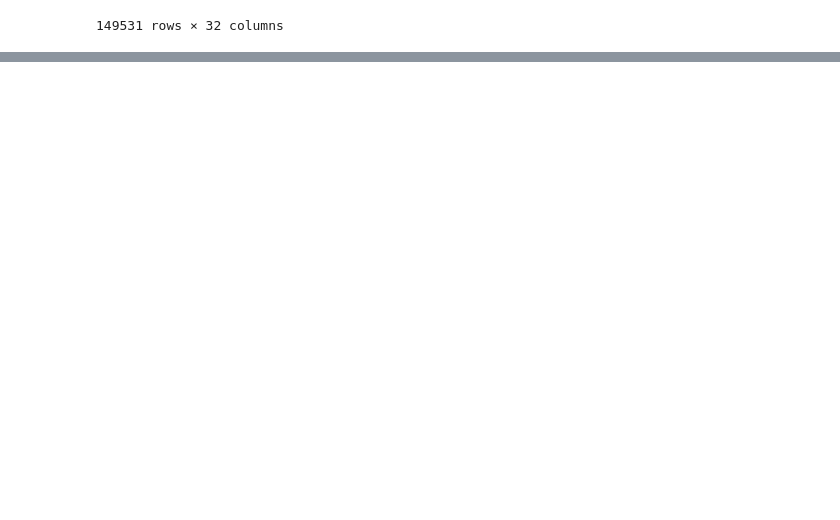
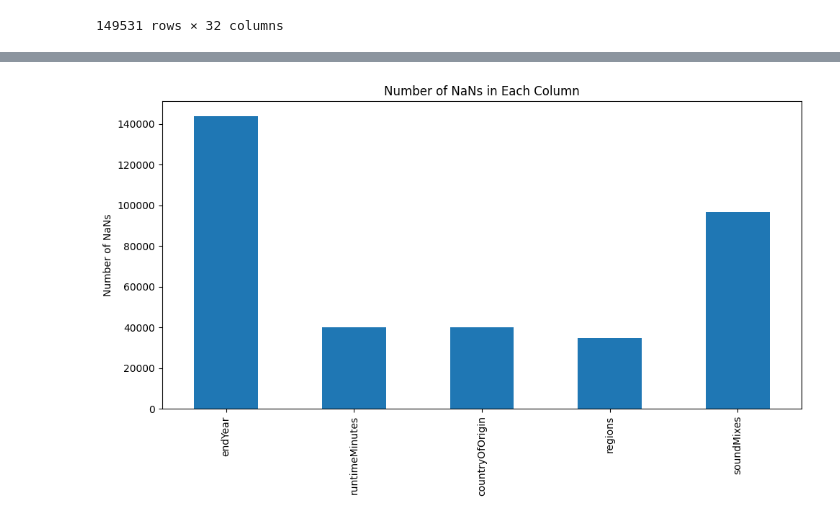
Before and after one commit to ChefBB/dm2_project, a Jupyter notebook: understanding_bruno.ipynb, the cells around one changed output, grey strips where cells are left out. Drawn from its saved outputs; the diff is of its cells as text; code cells hidden in the pictures; blank space fills up the shorter version.

Commit message:
nan histograms

```diff
--- a/understanding_bruno.ipynb
+++ b/understanding_bruno.ipynb
@@ -19,0 +196,13 @@ df
+# %%
+import ast
+
+def convert_string_list(str_list: str):
+    stripped = str_list.strip()
+    if stripped == '[]':
+        return []
+
+    country_list = ast.literal_eval(stripped)  # Convert string to actual list
+    return [f'{country}' for country in country_list]
+
+# df['countryOfOrigin'] = df['countryOfOrigin'].apply(convert_country_list)
+df['countryOfOrigin']
@@ -19,0 +222,3 @@ df
+# %%
+df['countryOfOrigin'] = df['countryOfOrigin'].apply(lambda x: x if isinstance(x, list) else [])
+df['countryOfOrigin']
@@ -19,0 +384,2 @@ df
+# %%
+df['regions'] = df['regions'].str.replace(r'\'\\+N\'(, )?', '', regex=True)
@@ -19,0 +455,2 @@ df
+# %%
+df['soundMixes'] = df['soundMixes'].apply(convert_string_list)
@@ -19,0 +597,23 @@ df
+# %%
+import matplotlib.pyplot as plt
+
+na_counts = df.isna().sum()
+for col in df.columns:
+    empty_list_count = len(df[col][df[col].apply(lambda x: isinstance(x, list) and len(x) == 0)])
+
+    # Count empty list represented as the string '[]'
+    empty_list_str_count = len(df[col][df[col] == '[]'])
+
+    # Add counts to na_counts
+    na_counts.loc[col] += empty_list_count + empty_list_str_count
+
+# Plot histogram
+na_counts.loc[na_counts!=0].plot(kind='bar', figsize=(10, 6))
+plt.title('Number of NaNs in Each Column')
+# plt.xlabel('Columns')
+plt.ylabel('Number of NaNs')
+plt.xticks(rotation=90)
+plt.tight_layout()
+plt.show()
+# %% [output]
+[figure, added]
```
Also changed, not shown: parts of 59 cells of this notebook.
